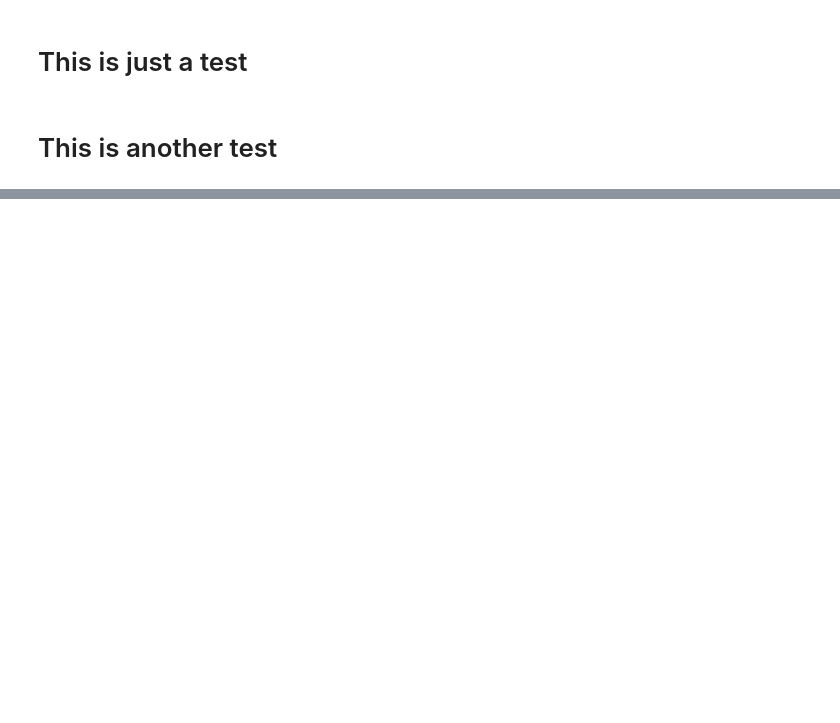
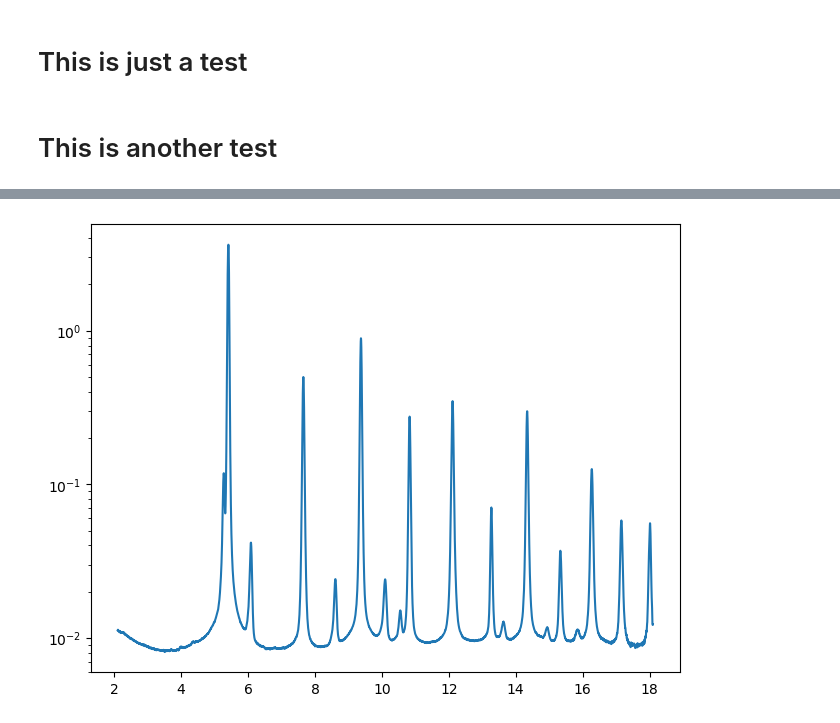
Before and after one commit to pmeshkov/pySULI, a Jupyter notebook: notebooks/000.read_research_data_into_python.ipynb, the cells around one changed output, grey strips where cells are left out. Saved outputs shown, nothing was run; the diff lists cells and outputs as text; code cells hidden in the pictures; blank space fills up the shorter version.

```diff
--- a/notebooks/000.read_research_data_into_python.ipynb
+++ b/notebooks/000.read_research_data_into_python.ipynb
@@ -307,0 +378,12 @@ with open("from_xpdacq.yaml") as stream:
+# %%
+# navigate into plain_text directory
+os.chdir('%s/%s/%s'%(here,example_data_path,'plain_text'))
+
+data = np.loadtxt('sample_3.xy',unpack=True)
+fig = plt.figure()
+ax = fig.add_subplot()
+
+plt.plot(data[0],data[1])
+ax.set_yscale('log')
+# %% [output]
+[figure, added]
```
Also changed, not shown: parts of 18 cells of this notebook.
